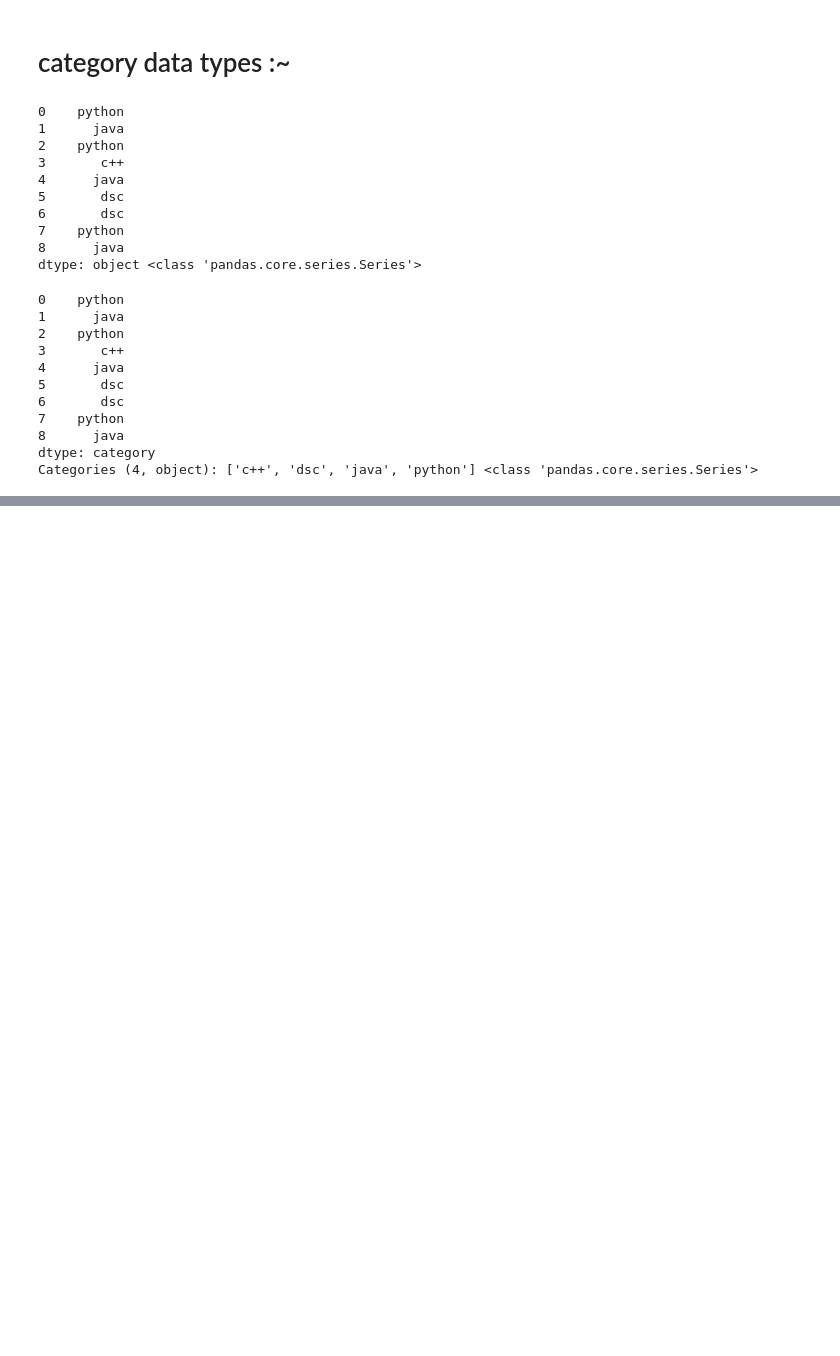
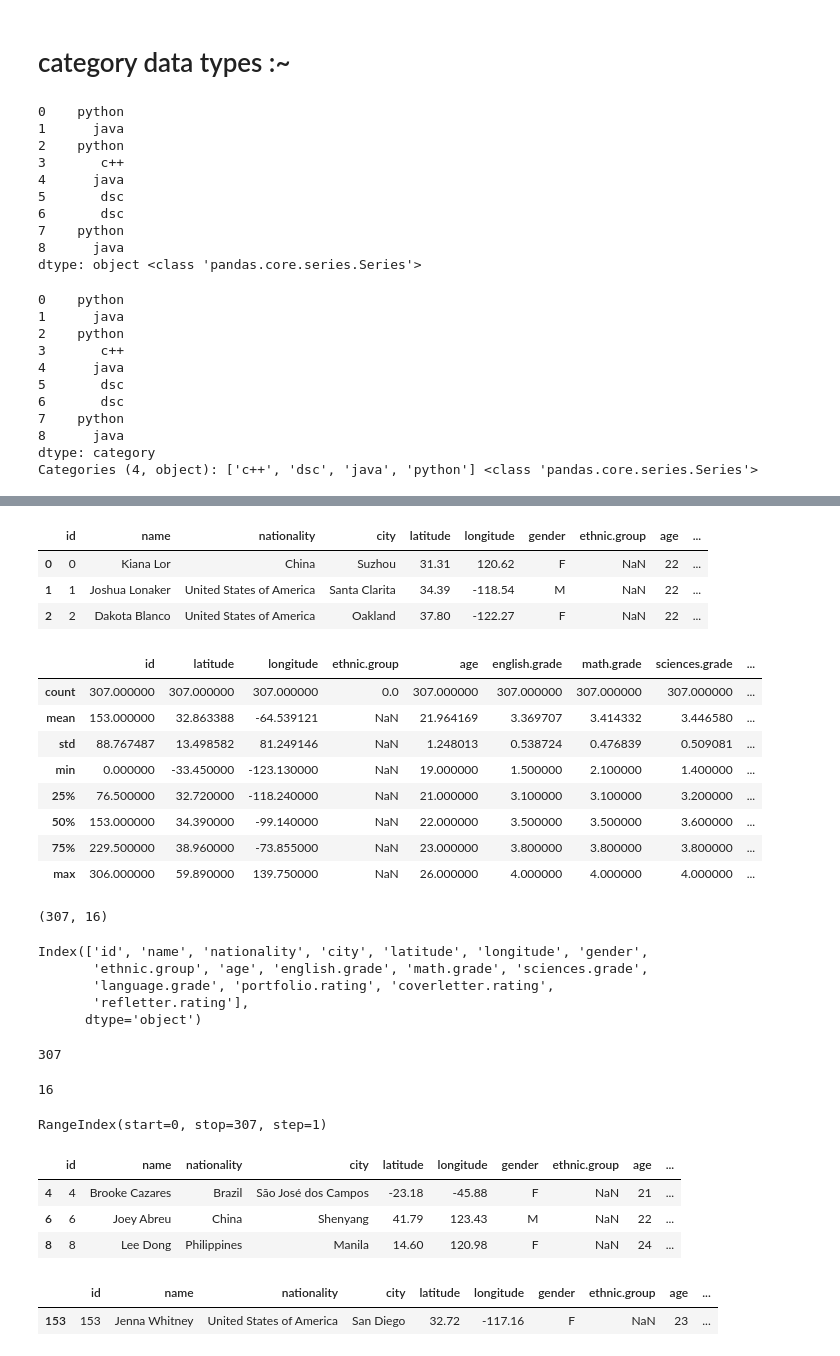
Before and after one commit to erDeep64930/DataAnalyst_DPK, a Jupyter notebook: kvrDataScience/notes.ipynb, the cells around one changed output, grey strips where cells are left out. Drawn from its saved outputs; the diff is of its cells as text; code cells hidden in the pictures; blank space fills up the shorter version.

```diff
--- a/kvrDataScience/notes.ipynb
+++ b/kvrDataScience/notes.ipynb
@@ -3936,0 +4111,6 @@ Categories (4, object): ['c++', 'dsc', 'java', 'python'] <class 'pandas.core.ser
+# %%
+# get the data from student.csv into dataframe
+df= pd.read_csv("D:\\clone\\DataAnalyst_DPK\\files\\student-dataset.csv")
+print("="*50)
+print(df)
+print("="*50)
@@ -3936,0 +4155,63 @@ Categories (4, object): ['c++', 'dsc', 'java', 'python'] <class 'pandas.core.ser
+# %%
+df.head(3)
+# to get the first three record
+# %% [output]
+|  | id | name | nationality | city | latitude | longitude | gender | ethnic.group | age | ... |
+| 0 | 0 | Kiana Lor | China | Suzhou | 31.31 | 120.62 | F | NaN | 22 | ... |
+| 1 | 1 | Joshua Lonaker | United States of America | Santa Clarita | 34.39 | -118.54 | M | NaN | 22 | ... |
+| 2 | 2 | Dakota Blanco | United States of America | Oakland | 37.80 | -122.27 | F | NaN | 22 | ... |
+# %%
+df.describe()
+# this function give the statistical summary of the dataframe
+# %% [output]
+|  | id | latitude | longitude | ethnic.group | age | english.grade | math.grade | sciences.grade | ... |
+| count | 307.000000 | 307.000000 | 307.000000 | 0.0 | 307.000000 | 307.000000 | 307.000000 | 307.000000 | ... |
+| mean | 153.000000 | 32.863388 | -64.539121 | NaN | 21.964169 | 3.369707 | 3.414332 | 3.446580 | ... |
+| std | 88.767487 | 13.498582 | 81.249146 | NaN | 1.248013 | 0.538724 | 0.476839 | 0.509081 | ... |
+| min | 0.000000 | -33.450000 | -123.130000 | NaN | 19.000000 | 1.500000 | 2.100000 | 1.400000 | ... |
+| 25% | 76.500000 | 32.720000 | -118.240000 | NaN | 21.000000 | 3.100000 | 3.100000 | 3.200000 | ... |
+| 50% | 153.000000 | 34.390000 | -99.140000 | NaN | 22.000000 | 3.500000 | 3.500000 | 3.600000 | ... |
+| 75% | 229.500000 | 38.960000 | -73.855000 | NaN | 23.000000 | 3.800000 | 3.800000 | 3.800000 | ... |
+| max | 306.000000 | 59.890000 | 139.750000 | NaN | 26.000000 | 4.000000 | 4.000000 | 4.000000 | ... |
+# %%
+df.shape
+# it will give you the row and column count of the dataframe
+# %% [output]
+(307, 16)
+# %%
+# obtain the column
+df.columns
+# %% [output]
+Index(['id', 'name', 'nationality', 'city', 'latitude', 'longitude', 'gender',
+       'ethnic.group', 'age', 'english.grade', 'math.grade', 'sciences.grade',
+       'language.grade', 'portfolio.rating', 'coverletter.rating',
+       'refletter.rating'],
+      dtype='object')
+# %%
+# obtain the row
+df.shape[0]
+# %% [output]
+307
+# %%
+# obtain the column
+df.shape[1]
+# %% [output]
+16
+# %%
+df.index
+# %% [output]
+RangeIndex(start=0, stop=307, step=1)
+# %%
+df1=df[4:10:2]
+df1
+# %% [output]
+|  | id | name | nationality | city | latitude | longitude | gender | ethnic.group | age | ... |
+| 4 | 4 | Brooke Cazares | Brazil | São José dos Campos | -23.18 | -45.88 | F | NaN | 21 | ... |
+| 6 | 6 | Joey Abreu | China | Shenyang | 41.79 | 123.43 | M | NaN | 22 | ... |
+| 8 | 8 | Lee Dong | Philippines | Manila | 14.60 | 120.98 | F | NaN | 24 | ... |
+# %%
+# to get the center of the dataframe
+df[len(df)//2:len(df)//2+1]
+# %% [output]
+|  | id | name | nationality | city | latitude | longitude | gender | ethnic.group | age | ... |
+| 153 | 153 | Jenna Whitney | United States of America | San Diego | 32.72 | -117.16 | F | NaN | 23 | ... |
```
Also changed, not shown: parts of 46 cells of this notebook, 3 other files.
